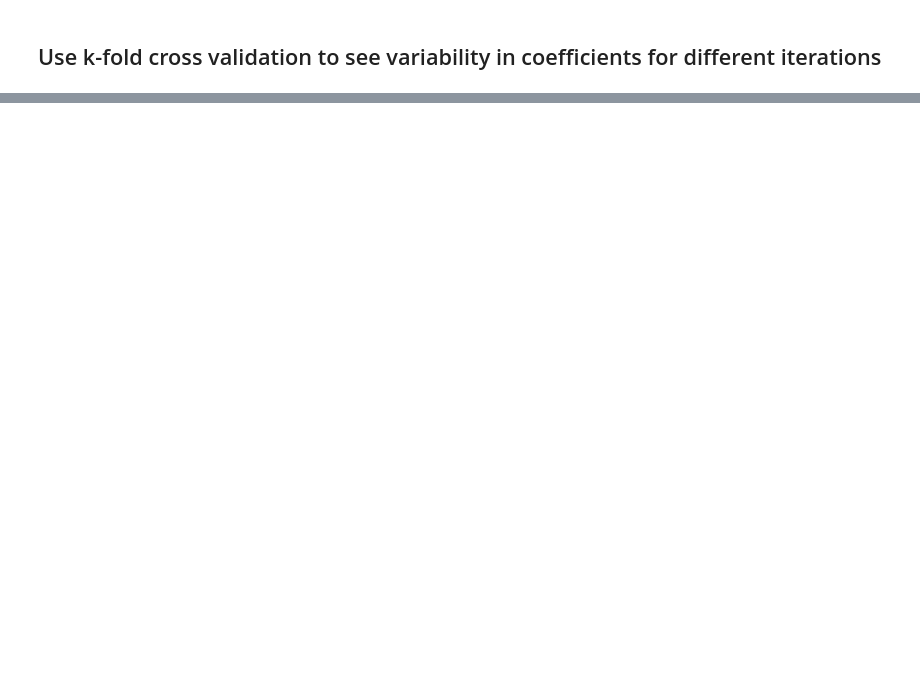
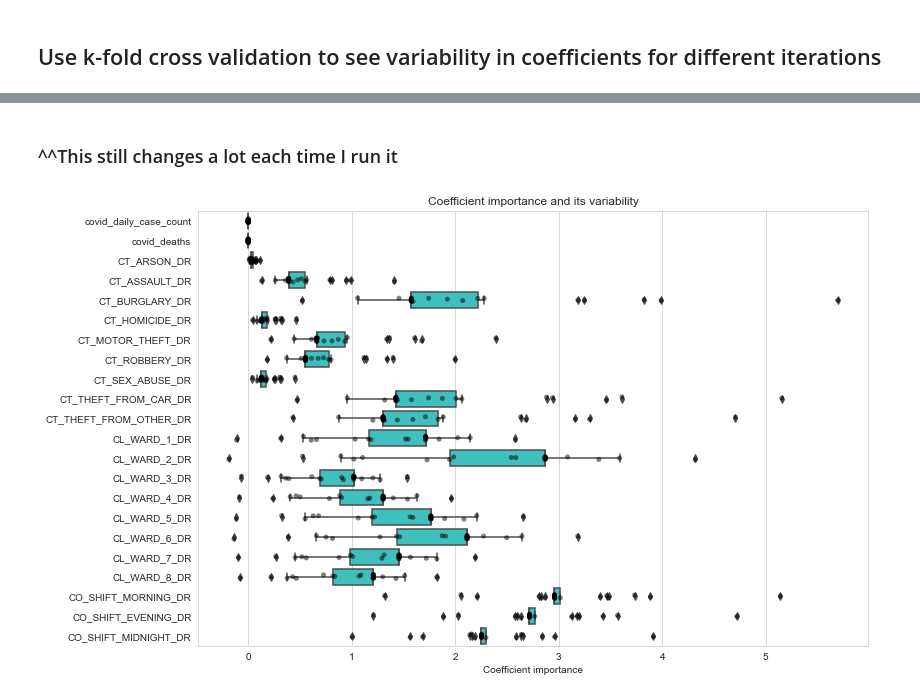
Before and after one commit to joannechoi/DC-Crime-Analysis, a Jupyter notebook: Training_Frameworks/during_covid_linear_regression.ipynb, the cells around one changed output, grey strips where cells are left out. Drawn from its saved outputs; the diff is of its cells as text; code cells hidden in the pictures; blank space fills up the shorter version.

```diff
--- a/Training_Frameworks/during_covid_linear_regression.ipynb
+++ b/Training_Frameworks/during_covid_linear_regression.ipynb
@@ -151,0 +213,16 @@ plt.show()
+# %% [markdown]
+### ^^This still changes a lot each time I run it
+# %%
+# running again to show difference in results
+cv_model = cross_validate(lr2, X_train_std, y_train,
+                         cv=RepeatedKFold(n_splits=5, n_repeats=5),
+                         return_estimator=True)
+cv_coefs = pd.DataFrame([est.coef_ * X_train_std.std(axis=0) for est in cv_model["estimator"]], columns=X.columns)
+plt.figure(figsize=(12,8))
+sns.stripplot(data=cv_coefs, orient='h', color='k', alpha=0.5)
+sns.boxplot(data=cv_coefs, orient='h', color='cyan', saturation=0.5)
+plt.xlabel("Coefficient importance")
+plt.title("Coefficient importance and its variability")
+plt.show()
+# %% [output]
+[figure, added]
```
Also changed, not shown: parts of 12 cells of this notebook.
